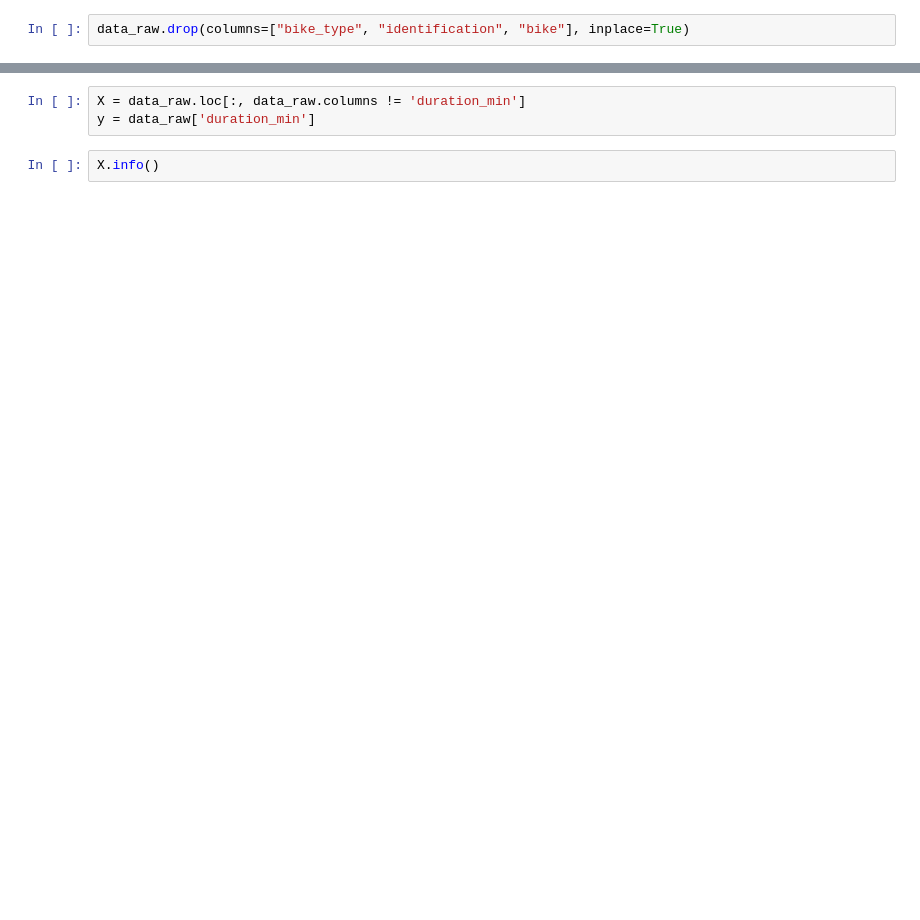
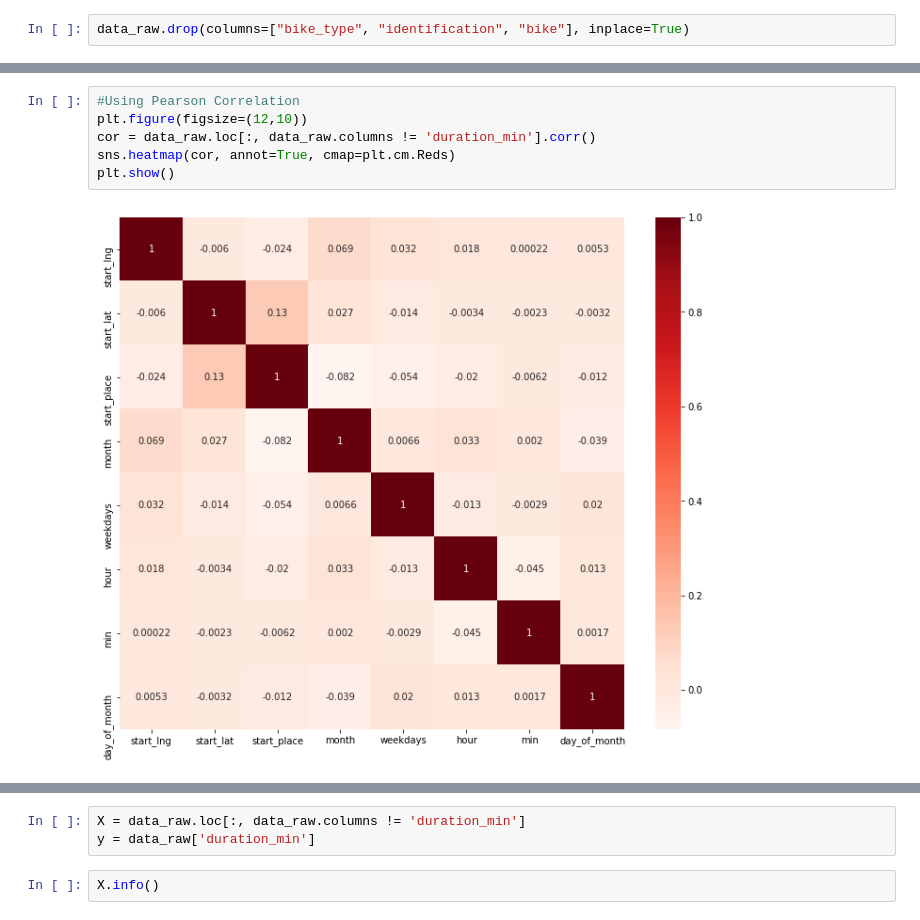
Before and after one commit to janiksudo/PDS_Project, a Jupyter notebook: notebooks/model_duration_explo.ipynb, the cells around one changed output, grey strips where cells are left out. Cells and saved outputs as stored; diff of their text form; blank space fills up the shorter version.

```diff
--- a/notebooks/model_duration_explo.ipynb
+++ b/notebooks/model_duration_explo.ipynb
@@ -110,0 +144,8 @@ data_raw.drop(columns=["bike_type", "identification", "bike"], inplace=True)
+# %%
+#Using Pearson Correlation
+plt.figure(figsize=(12,10))
+cor = data_raw.loc[:, data_raw.columns != 'duration_min'].corr()
+sns.heatmap(cor, annot=True, cmap=plt.cm.Reds)
+plt.show()
+# %% [output]
+[figure, added]
```
Also changed, not shown: parts of 17 cells of this notebook, 1 other file.
